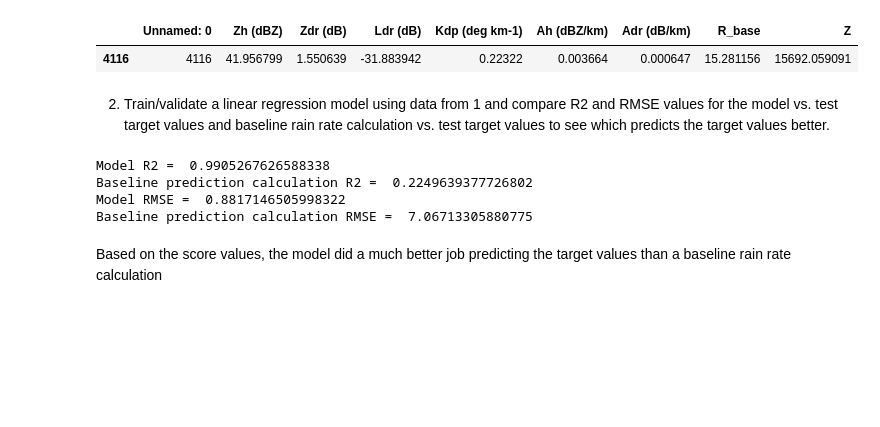
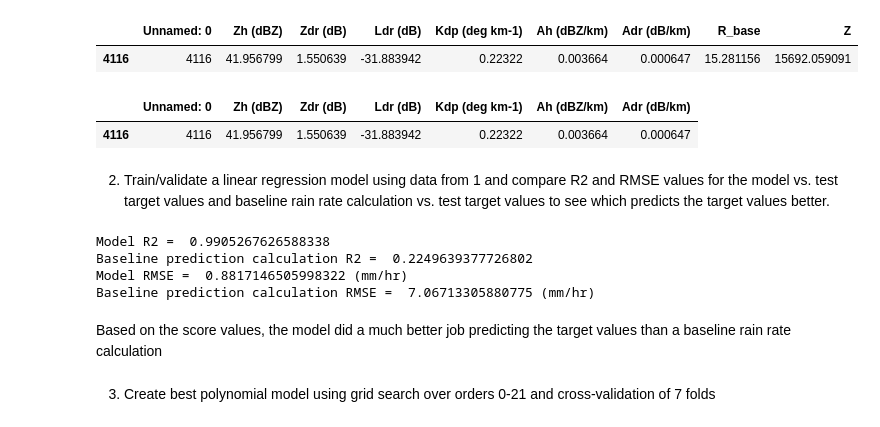
Before and after one commit to atmsillinois/machine-learning-1-shelbykniss, a Jupyter notebook: Kniss_HW5_Submission.ipynb, the cells around one changed output. Cells and saved outputs as stored; diff of their text form; code cells hidden in the pictures; blank space fills up the shorter version.

Commit message:
Finished hw tasks, had to reduce gird search parameters to get it to run in a reasonable time.

```diff
--- a/Kniss_HW5_Submission.ipynb
+++ b/Kniss_HW5_Submission.ipynb
@@ -49,6 +49,11 @@ R_base_train = Ftrain['R_base']
 Ftrain_new = Ftrain.drop(['R_base', 'Z'], axis=1)
 R_base_test = Ftest['R_base']
 Ftest_new = Ftest.drop(['R_base', 'Z'], axis=1)
+# %%
+Ftrain_new.head(1)
+# %% [output]
+|  | Unnamed: 0 | Zh (dBZ) | Zdr (dB) | Ldr (dB) | Kdp (deg km-1) | Ah (dBZ/km) | Adr (dB/km) |
+| 4116 | 4116 | 41.956799 | 1.550639 | -31.883942 | 0.22322 | 0.003664 | 0.000647 |
 # %% [markdown]
 2) Train/validate a linear regression model using data from 1 and compare R2 and RMSE values for the model vs. test target values and baseline rain rate calculation vs. test target values to see which predicts the target values better.
 # %%
@@ -69,13 +74,15 @@ lin_RMSE = mean_squared_error(lin_pred, Ttest,  squared=False)
 base_RMSE = mean_squared_error(R_base_test, Ttest, squared=False)
 
 print('Model R2 = ',lin_r2)
-print('Baseline prediction calculation R2 = ',base_r2)
-print('Model RMSE = ', lin_RMSE)
-print('Baseline prediction calculation RMSE = ', base_RMSE)
+print('Baseline prediction calculation R2 = ', base_r2)
+print('Model RMSE = ', lin_RMSE, '(mm/hr)')
+print('Baseline prediction calculation RMSE = ', base_RMSE, '(mm/hr)')
 # %% [output]
 Model R2 =  0.9905267626588338
 Baseline prediction calculation R2 =  0.2249639377726802
-Model RMSE =  0.8817146505998322
-Baseline prediction calculation RMSE =  7.06713305880775
+Model RMSE =  0.8817146505998322 (mm/hr)
+Baseline prediction calculation RMSE =  7.06713305880775 (mm/hr)
 # %% [markdown]
 Based on the score values, the model did a much better job predicting the target values than a baseline rain rate calculation
+# %% [markdown]
+3) Create best polynomial model using grid search over orders 0-21 and cross-validation of 7 folds
```
Also changed, not shown: parts of 12 cells of this notebook.
